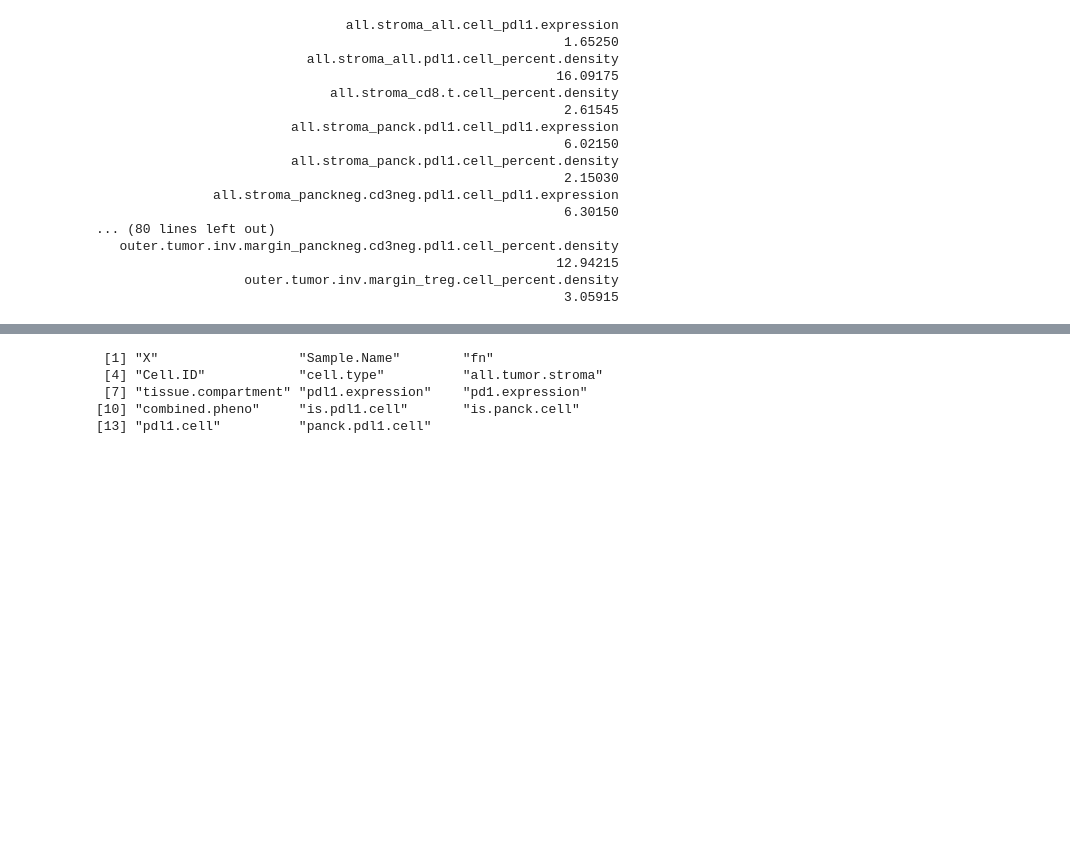
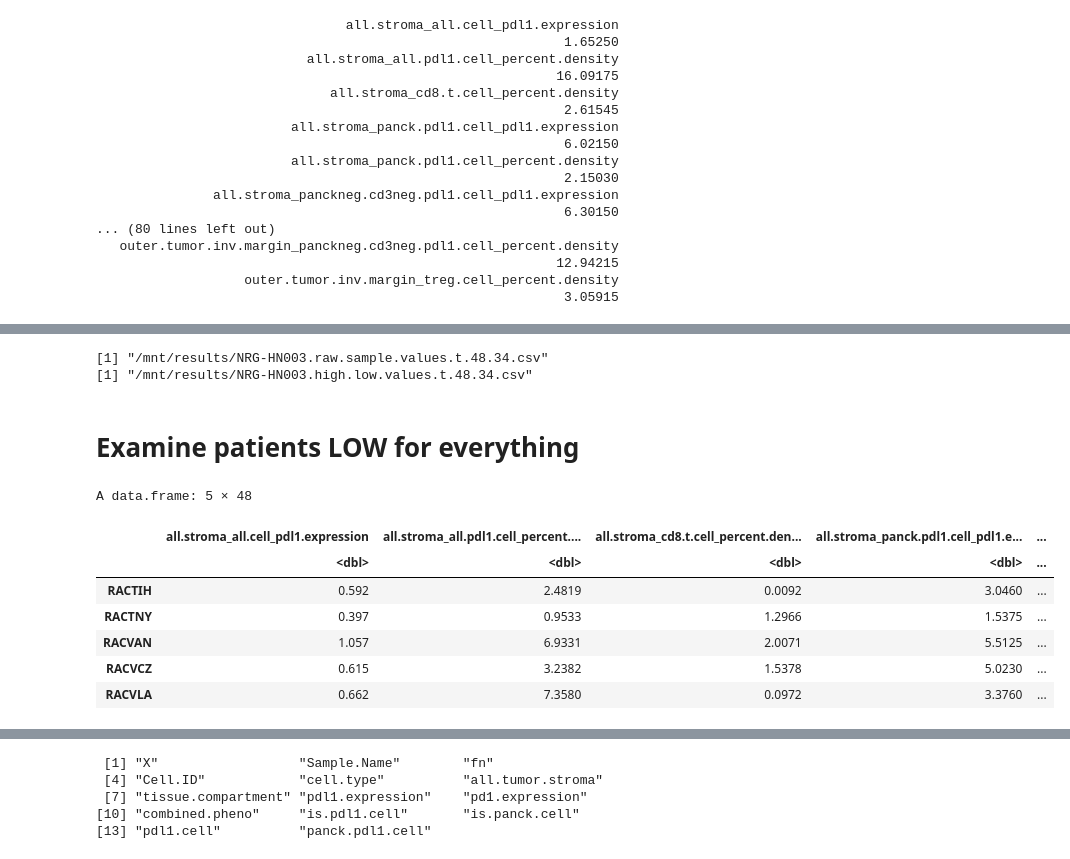
Before and after one commit to KidElectric/173-BFerris-NRG-HN003-Vectra, a Jupyter notebook: 02_generate_tables.ipynb, the cells around one changed output, grey strips where cells are left out. Saved outputs shown, nothing was run; the diff lists cells and outputs as text; code cells hidden in the pictures; blank space fills up the shorter version.

```diff
--- a/02_generate_tables.ipynb
+++ b/02_generate_tables.ipynb
@@ -744,0 +808,31 @@ A matrix: 6 × 34 of type dbl
+# %%
+all.meas.t <- t(all.measures)
+fn <- file.path(results,sprintf('NRG-HN003.raw.sample.values.t.%d.%d.csv',
+                                dim(all.meas.t)[1],
+                                dim(all.meas.t)[2]))
+print(fn)
+write.csv(all.meas.t, fn)
+
+high.low.t <- t(high.low)
+fn<- file.path(results,sprintf('NRG-HN003.high.low.values.t.%d.%d.csv',
+                                dim(high.low.t)[1],
+                                dim(high.low.t)[2]))
+print(fn)
+write.csv(high.low.t,fn)
+# %% [output]
+[1] "/mnt/results/NRG-HN003.raw.sample.values.t.48.34.csv"
+[1] "/mnt/results/NRG-HN003.high.low.values.t.48.34.csv"
+# %% [markdown]
+# Examine patients LOW for everything
+# %%
+all.low <- row.names(high.low[rowSums(high.low == "HIGH") == 0,])
+all.measures[all.low,]
+# %% [output]
+A data.frame: 5 × 48
+|  | all.stroma_all.cell_pdl1.expression | all.stroma_all.pdl1.cell_percent.... | all.stroma_cd8.t.cell_percent.den... | all.stroma_panck.pdl1.cell_pdl1.e... | ... |
+|  | <dbl> | <dbl> | <dbl> | <dbl> | ... |
+| RACTIH | 0.592 | 2.4819 | 0.0092 | 3.0460 | ... |
+| RACTNY | 0.397 | 0.9533 | 1.2966 | 1.5375 | ... |
+| RACVAN | 1.057 | 6.9331 | 2.0071 | 5.5125 | ... |
+| RACVCZ | 0.615 | 3.2382 | 1.5378 | 5.0230 | ... |
+| RACVLA | 0.662 | 7.3580 | 0.0972 | 3.3760 | ... |
```
Also changed, not shown: parts of 13 cells of this notebook.
